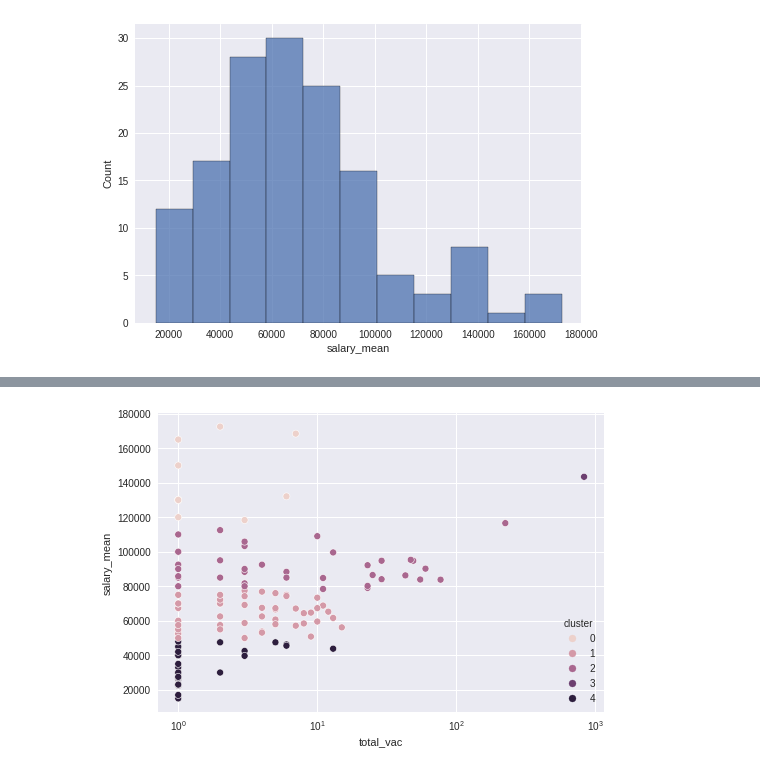
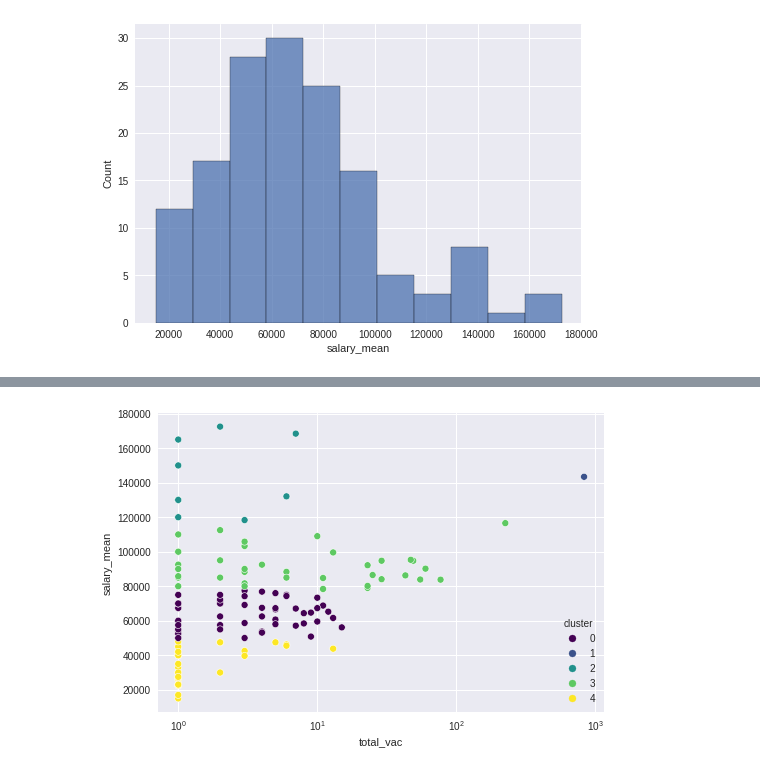
Before and after one commit to rufous86/hh_api, a Jupyter notebook: hh_api.ipynb, the cells around one changed output, grey strips where cells are left out. Cells and saved outputs as stored; diff of their text form; code cells hidden in the pictures.

```diff
--- a/hh_api.ipynb
+++ b/hh_api.ipynb
@@ -230,11 +230,11 @@ array([4, 1, 2, 1, 1, 1, 1, 1, 4, 2, 1, 1, 1, 4, 2, 2, 1, 1, 4, 1, 4, 2,
 # %%
 df_grouped['cluster'] = clustering.labels_
 # %%
-sns.scatterplot(data=df_grouped, x='total_vac', y='salary_mean', hue='cluster')
+sns.scatterplot(data=df_grouped, x='total_vac', y='salary_mean', hue='cluster', palette='viridis')
 plt.xscale('log')
 plt.show()
 # %% [output]
-[figure, old version]
+[figure, new version]
 # %%
 fig = px.scatter_geo(df_grouped, lat='lat', lon='lon',
                      color='cluster',  hover_name='city',
```
Also changed, not shown: parts of 4 cells of this notebook.
